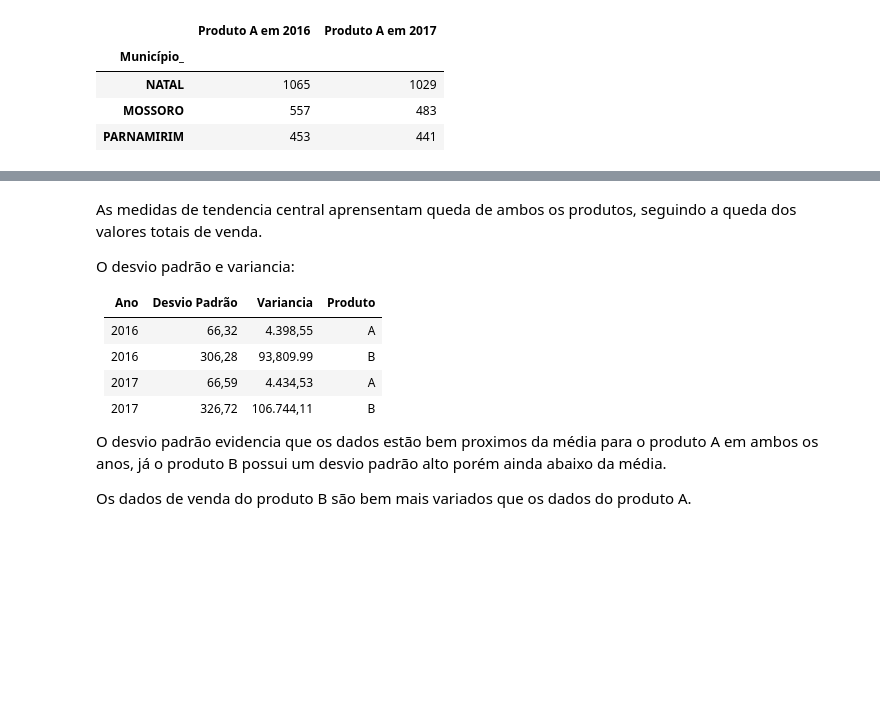
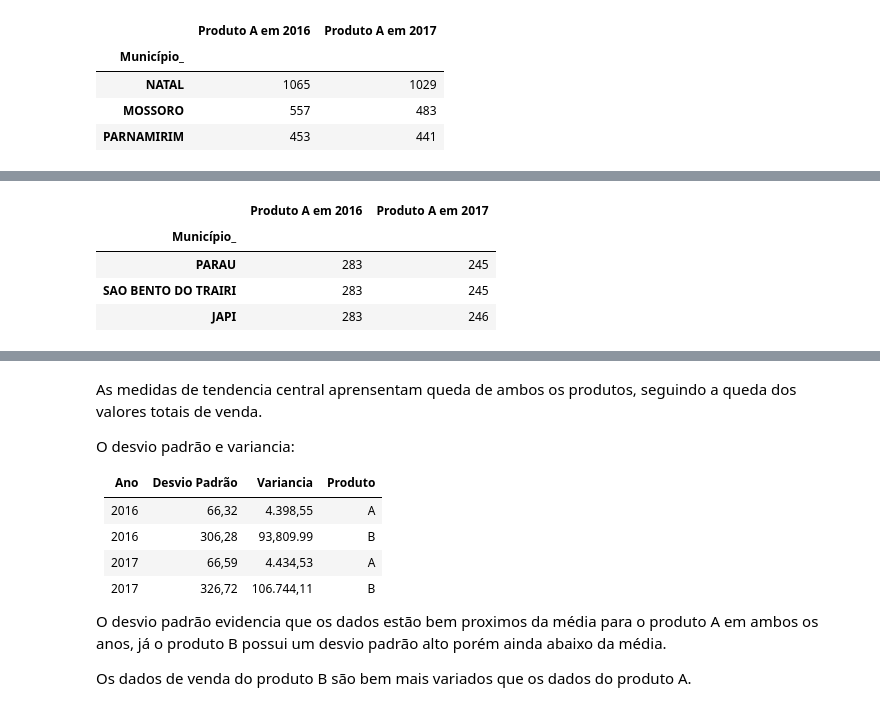
Before and after one commit to VictorGabrielRM/estatistica, a Jupyter notebook: Trabalho de estatistica.ipynb, the cells around one changed output, grey strips where cells are left out. Saved outputs shown, nothing was run; the diff lists cells and outputs as text; code cells hidden in the pictures; blank space fills up the shorter version.

```diff
--- a/Trabalho de estatistica.ipynb
+++ b/Trabalho de estatistica.ipynb
@@ -187,0 +216,8 @@ As 3 cidades acima se mantiveram no topo em ambos os anos em relação as vendas
+# %%
+df1[['Município_', 'Produto A em 2016','Produto A em 2017']].set_index('Município_').sort_values(by=[ 'Produto A em 2016','Produto A em 2017'],ascending=True).head(3)
+# %% [output]
+|  | Produto A em 2016 | Produto A em 2017 |
+| Município_ |  |  |
+| PARAU | 283 | 245 |
+| SAO BENTO DO TRAIRI | 283 | 245 |
+| JAPI | 283 | 246 |
```
Also changed, not shown: parts of 34 cells of this notebook, 2 other files.
